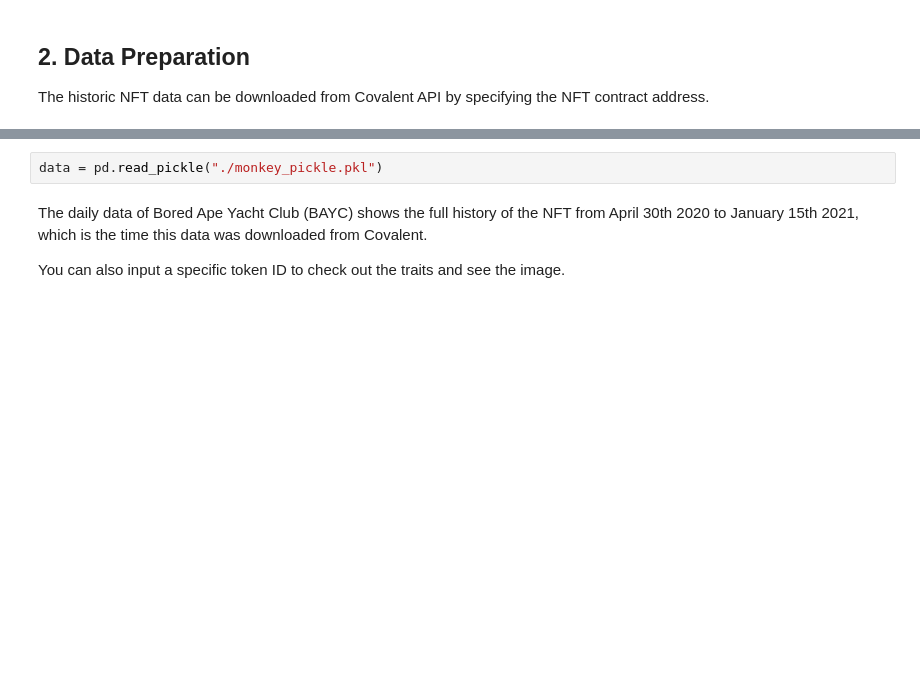
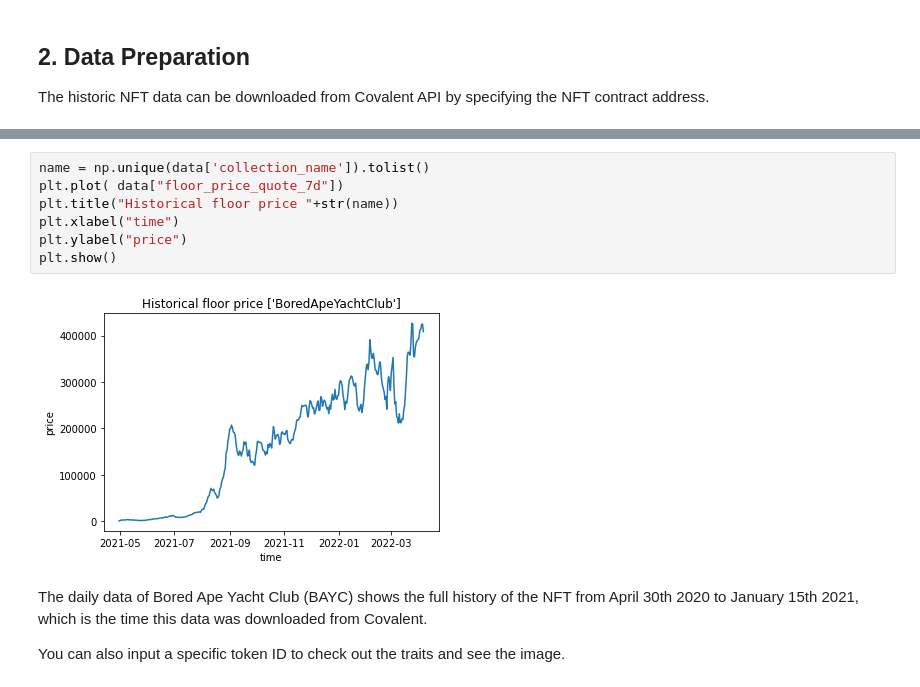
Before and after one commit to Toyok1/IA_ARIMA_e_altri, a Jupyter notebook: nft_prediction.ipynb, the cells around one changed output, grey strips where cells are left out. Saved outputs shown, nothing was run; the diff lists cells and outputs as text; blank space fills up the shorter version.

```diff
--- a/nft_prediction.ipynb
+++ b/nft_prediction.ipynb
@@ -160,5 +156,12 @@ TypeError: 'NoneType' object is not subscriptable
-# %%
-data = pd.read_pickle("./monkey_pickle.pkl")
+# %%
+name = np.unique(data['collection_name']).tolist()
+plt.plot( data["floor_price_quote_7d"])
+plt.title("Historical floor price "+str(name))
+plt.xlabel("time")
+plt.ylabel("price")
+plt.show()
+# %% [output]
+[figure, added]
 # %% [markdown]
 The daily data of Bored Ape Yacht Club (BAYC) shows the full history of the NFT from April 30th 2020 to January 15th 2021, which is the time this data was downloaded from Covalent.
 
```
Also changed, not shown: parts of 11 cells of this notebook.
